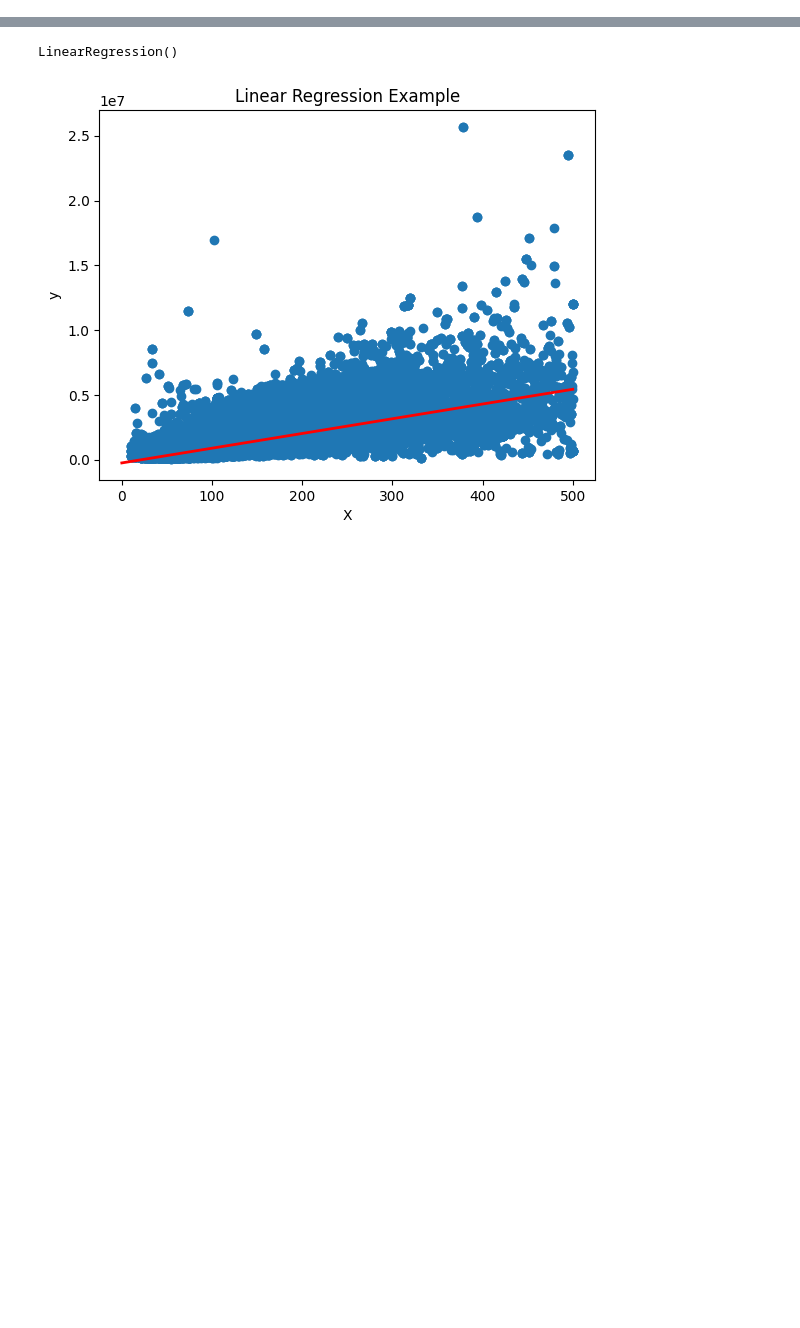
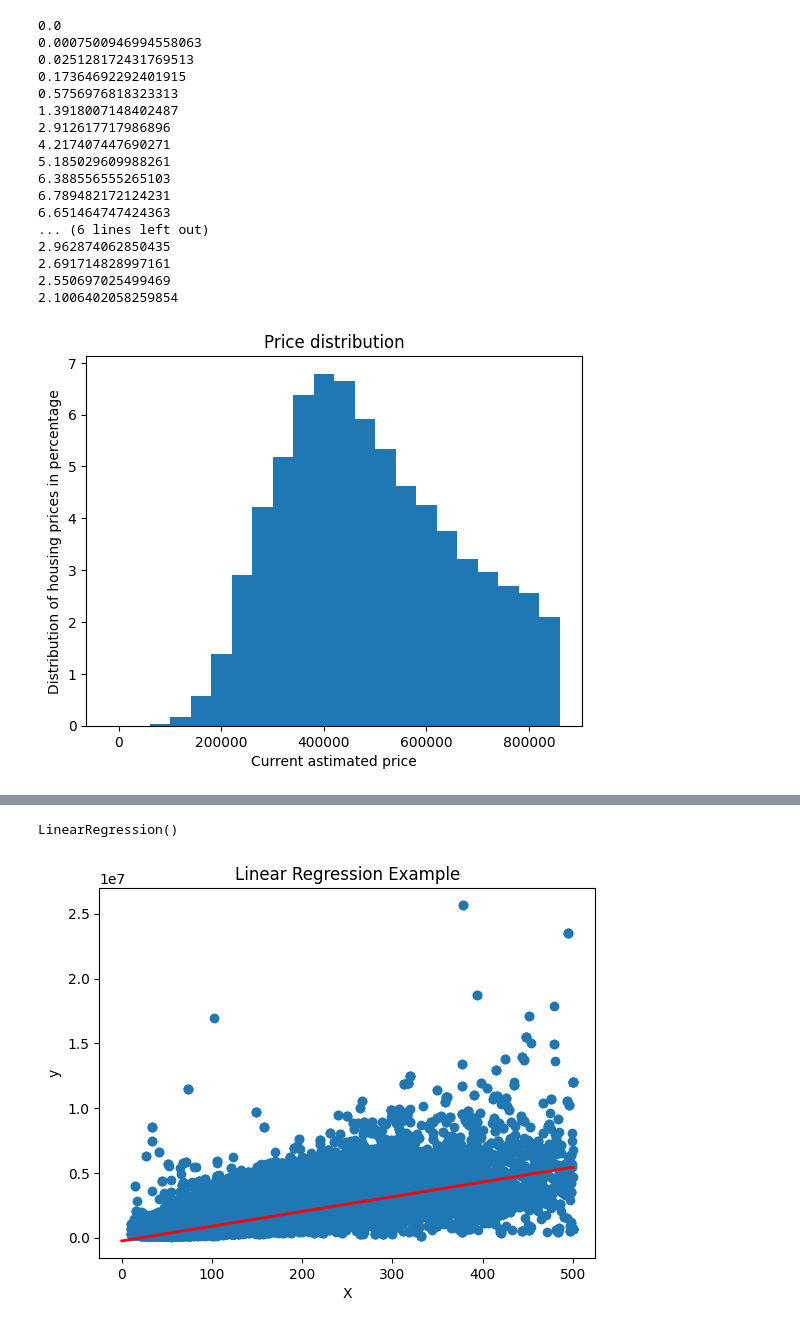
Before and after one commit to TaniaAsh/IgniteML, a Jupyter notebook: LeshaSH/linereg.ipynb, the cells around one changed output, grey strips where cells are left out. Cells and saved outputs as stored; diff of their text form; code cells hidden in the pictures; blank space fills up the shorter version.

Commit message:
Add Distr

```diff
--- a/LeshaSH/linereg.ipynb
+++ b/LeshaSH/linereg.ipynb
@@ -15,0 +88,30 @@ df = df.dropna(subset=["floorAreaSqM", "saleEstimate_currentPrice"])
+# %%
+# Plot histogram dl
+dlcc = dl
+for i in range(0, 22):
+    dlcc[i] = ( dlcc[i] / len(df) ) * 100
+    print(dlcc[i])
+plt.bar(range(0, 880000, 40000), dlcc, width=40000)
+plt.xlabel("Current astimated price")
+plt.ylabel("Distribution of housing prices in percentage")
+plt.title("Price distribution")
+plt.show()
+# %% [output]
+0.0
+0.0007500946994558063
+0.025128172431769513
+0.17364692292401915
+0.5756976818323313
+1.3918007148402487
+2.912617717986896
+4.217407447690271
+5.185029609988261
+6.388556555265103
+6.789482172124231
+6.651464747424363
+... (6 lines left out)
+2.962874062850435
+2.691714828997161
+2.550697025499469
+2.1006402058259854
+[figure, added]
```
Also changed, not shown: parts of 5 cells of this notebook.
